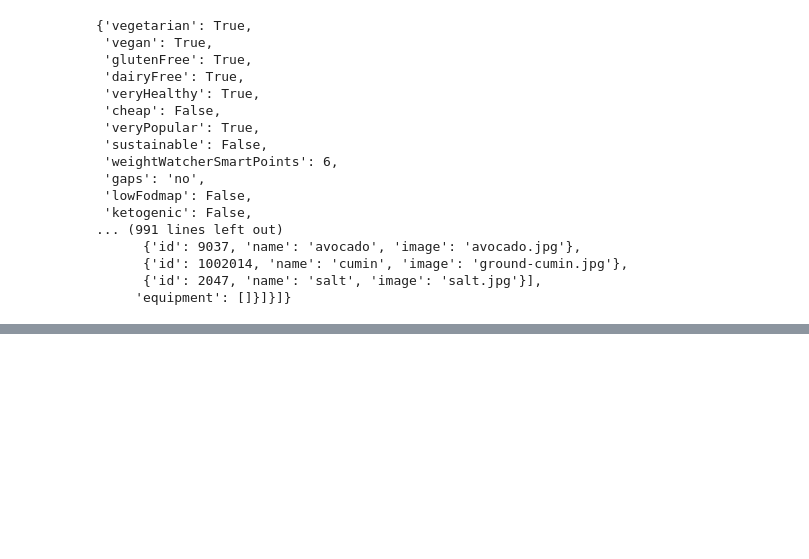
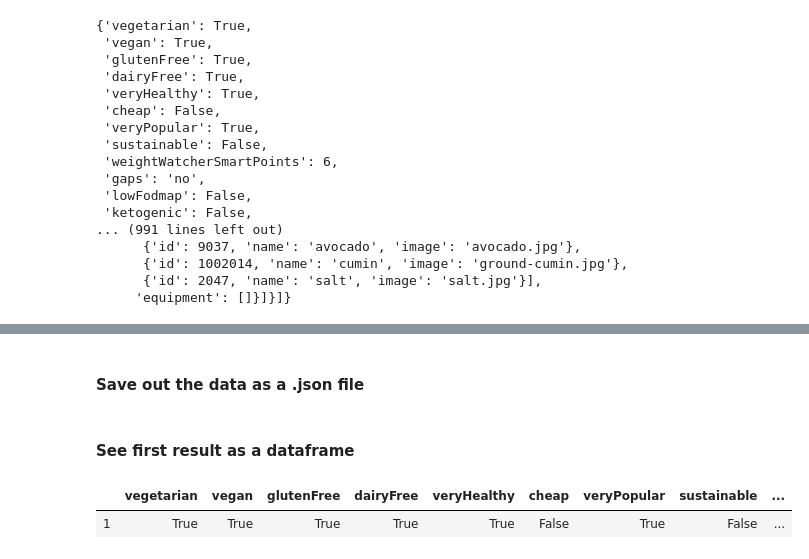
Before and after one commit to alexwcheng/recipe-webpage-ads, a Jupyter notebook: Jupyter_Notebooks/Spoonacular API Calls - Alex Update.ipynb, the cells around one changed output, grey strips where cells are left out. Drawn from its saved outputs; the diff is of its cells as text; code cells hidden in the pictures; blank space fills up the shorter version.

```diff
--- a/Jupyter_Notebooks/Spoonacular API Calls - Alex Update.ipynb
+++ b/Jupyter_Notebooks/Spoonacular API Calls - Alex Update.ipynb
@@ -1095,0 +1241,7 @@ top_1000_recipes_info[0][0]
+# %%
+#get out all 1000 ids for each recipe, in order of popularity:
+one_hundred_results = list(range(0,100))
+top_1000_metascore_ids = []
+for call in top_list_m:
+    for number in one_hundred_results:
+        top_1000_metascore_ids.append(call[number]['id'])
@@ -1095,0 +1339,20 @@ top_1000_recipes_info[0][0]
+# %%
+top_1000_recipes_metascore_info = []
+# %%
+#get all recipe information by id:
+for string in top_1000_m_string:
+
+    url = "https://spoonacular-recipe-food-nutrition-v1.p.rapidapi.com/recipes/informationBulk"
+
+    querystring = {"includeNutrition":"true","ids":string}
+
+    headers = {
+        'x-rapidapi-host': "spoonacular-recipe-food-nutrition-v1.p.rapidapi.com",
+        'x-rapidapi-key': "e1834ce5c0mshd672556248feb69p18ef70jsncbd79662d6cb"
+        }
+
+    response_metascore_info = requests.request("GET", url, headers=headers, params=querystring)
+    call_100_recipes_metascore_info = response_metascore_info.json()
+    top_1000_recipes_metascore_info.append(call_100_recipes_metascore_info)
+# %% [markdown]
+#### Save out the data as a .json file
@@ -1095,0 +1365,25 @@ top_1000_recipes_info[0][0]
+# %% [markdown]
+#### See first result as a dataframe
+# %%
+test_metascore = top_1000_recipes_metascore_info[0][0]
+test_df_metascore = pd.DataFrame(test_metascore.items())
+
+#set up a dictionary to rename columns of the dataframe we will make
+test_metascore_keys = list(test_metascore.keys())
+index = list(range(0,38))
+cols = dict(zip(index,test_metascore_keys))
+
+#transpose to get columns for each key instead of rows
+test_df_metascore = test_df_metascore.T
+
+#rename columns instead of indexed numbers for each column
+test_df_metascore = test_df_metascore.rename(columns=cols)
+
+#drop the first row - it's just the keys of the .json
+test_df_metascore = test_df_metascore.iloc[1:]
+
+#show the dataframe
+test_df_metascore
+# %% [output]
+|  | vegetarian | vegan | glutenFree | dairyFree | veryHealthy | cheap | veryPopular | sustainable | ... |
+| 1 | True | True | True | True | True | False | True | False | ... |
```
Also changed, not shown: parts of 20 cells of this notebook, 3 other files.
